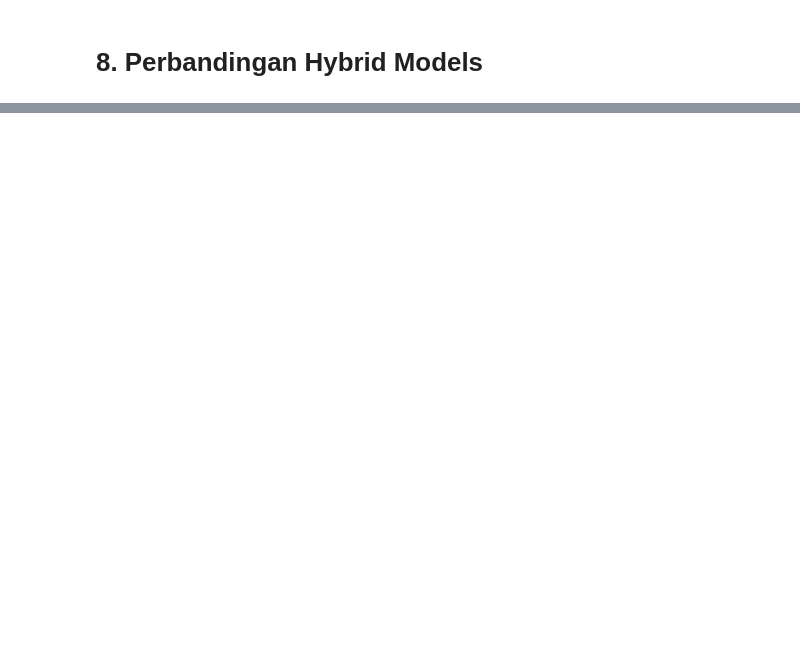
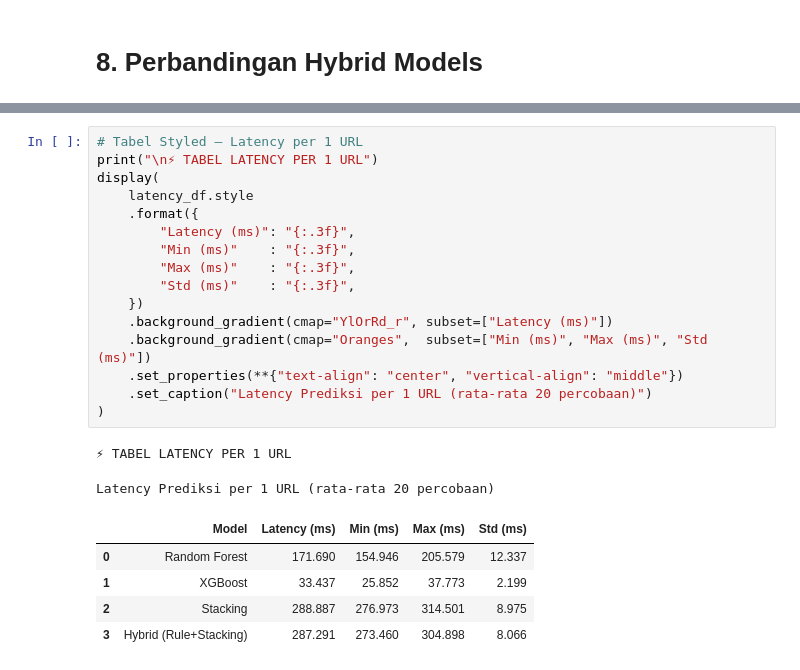
Before and after one commit to rubenmartogi/Phishing-Website-Detection-using-XGBoost-and-RFM, a Jupyter notebook: Phishing Website Detection_Models & Training.ipynb, the cells around one changed output, grey strips where cells are left out. Cells and saved outputs as stored; diff of their text form; blank space fills up the shorter version.

```diff
--- a/Phishing Website Detection_Models & Training.ipynb
+++ b/Phishing Website Detection_Models & Training.ipynb
@@ -1307,0 +896,24 @@ print('\n' + '='*95)
+# %%
+# Tabel Styled — Latency per 1 URL
+print("\n⚡ TABEL LATENCY PER 1 URL")
+display(
+    latency_df.style
+    .format({
+        "Latency (ms)": "{:.3f}",
+        "Min (ms)"    : "{:.3f}",
+        "Max (ms)"    : "{:.3f}",
+        "Std (ms)"    : "{:.3f}",
+    })
+    .background_gradient(cmap="YlOrRd_r", subset=["Latency (ms)"])
+    .background_gradient(cmap="Oranges",  subset=["Min (ms)", "Max (ms)", "Std (ms)"])
+    .set_properties(**{"text-align": "center", "vertical-align": "middle"})
+    .set_caption("Latency Prediksi per 1 URL (rata-rata 20 percobaan)")
+)
+# %% [output]
+⚡ TABEL LATENCY PER 1 URL
+Latency Prediksi per 1 URL (rata-rata 20 percobaan)
+|  | Model | Latency (ms) | Min (ms) | Max (ms) | Std (ms) |
+| 0 | Random Forest | 171.690 | 154.946 | 205.579 | 12.337 |
+| 1 | XGBoost | 33.437 | 25.852 | 37.773 | 2.199 |
+| 2 | Stacking | 288.887 | 276.973 | 314.501 | 8.975 |
+| 3 | Hybrid (Rule+Stacking) | 287.291 | 273.460 | 304.898 | 8.066 |
```
Also changed, not shown: parts of 11 cells of this notebook.
